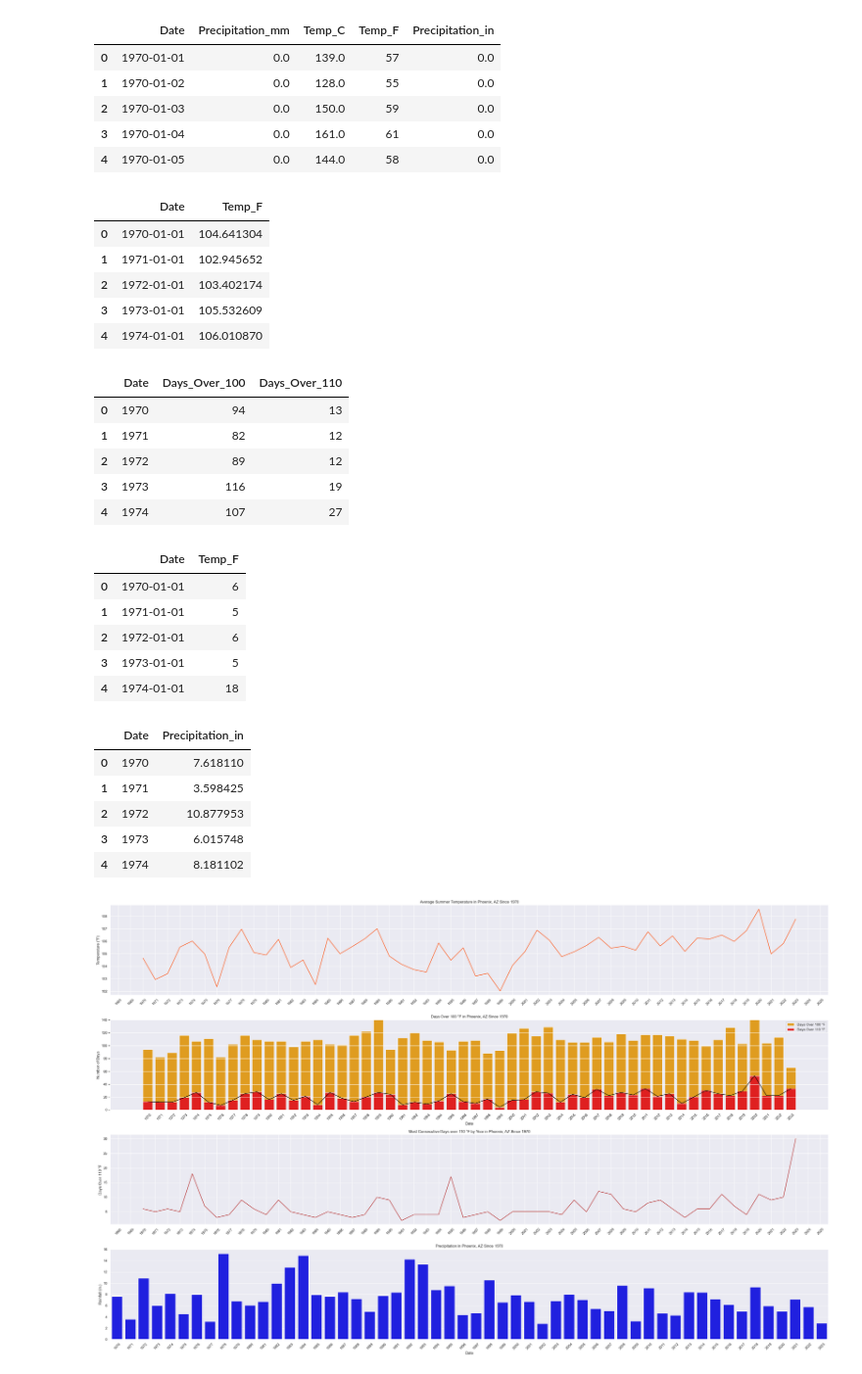
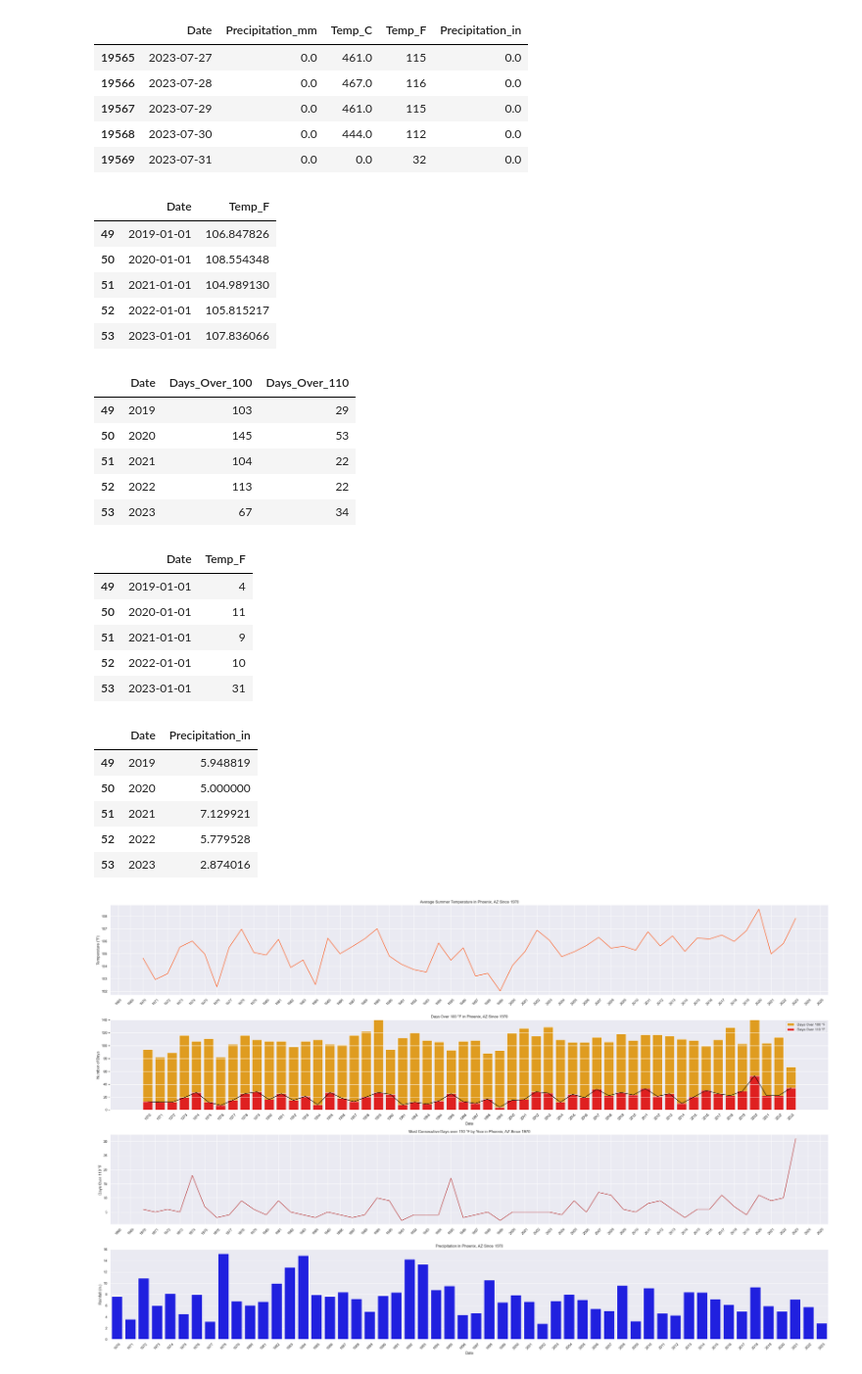
Before and after one commit to sch0lars/PhoenixClimateData, a Jupyter notebook: phoenix_climate_trends.ipynb, the cells around one changed output. Shown at 98% size. Cells and saved outputs as stored; diff of their text form; code cells hidden in the pictures.

Commit message:
Changed Data Preview from Head of DataFrame to Tail

```diff
--- a/phoenix_climate_trends.ipynb
+++ b/phoenix_climate_trends.ipynb
@@ -84,27 +84,27 @@ data = StringIO(response.text)
 # %%
 # Read the IO stream into a DataFrame
 df = pd.read_csv(data, usecols=['DATE', 'PRCP', 'TMAX'])
 # Rename the columns
 df.columns = ['Date', 'Precipitation_mm', 'Temp_C']
 # Clean up the NaN values
 df.fillna(0, inplace=True)
 # Convert the date column to a Date type
 df['Date'] = pd.to_datetime(df['Date'])
 # Convert the temperatures to Fahrenheit
 df['Temp_F'] = df['Temp_C'].apply(convert_c_10th_to_f)
 # Convert mm to the nearest 10th to inches
 df['Precipitation_in'] = df['Precipitation_mm']/254
 # Only get the years 1970 and up
 df = df[df['Date'] >= '1970']
 # Preview the data
-df.head()
+df.tail()
 # %% [output]
 |  | Date | Precipitation_mm | Temp_C | Temp_F | Precipitation_in |
-| 0 | 1970-01-01 | 0.0 | 139.0 | 57 | 0.0 |
-| 1 | 1970-01-02 | 0.0 | 128.0 | 55 | 0.0 |
-| 2 | 1970-01-03 | 0.0 | 150.0 | 59 | 0.0 |
-| 3 | 1970-01-04 | 0.0 | 161.0 | 61 | 0.0 |
-| 4 | 1970-01-05 | 0.0 | 144.0 | 58 | 0.0 |
+| 19565 | 2023-07-27 | 0.0 | 461.0 | 115 | 0.0 |
+| 19566 | 2023-07-28 | 0.0 | 467.0 | 116 | 0.0 |
+| 19567 | 2023-07-29 | 0.0 | 461.0 | 115 | 0.0 |
+| 19568 | 2023-07-30 | 0.0 | 444.0 | 112 | 0.0 |
+| 19569 | 2023-07-31 | 0.0 | 0.0 | 32 | 0.0 |
 # %%
 # Get the average temperature for each summer month (June - August)
 summer_months = df['Date'].dt.month.isin([6, 7, 8])
@@ -112,14 +112,14 @@ average_summer_temps = df[summer_months].groupby(df[summer_months]['Date'].dt.st
 # Convert the Date column to a datetime object
 average_summer_temps['Date'] = pd.to_datetime(average_summer_temps['Date'])
 # Preview the data
-average_summer_temps.head()
+average_summer_temps.tail()
 # %% [output]
 |  | Date | Temp_F |
-| 0 | 1970-01-01 | 104.641304 |
-| 1 | 1971-01-01 | 102.945652 |
-| 2 | 1972-01-01 | 103.402174 |
-| 3 | 1973-01-01 | 105.532609 |
-| 4 | 1974-01-01 | 106.010870 |
+| 49 | 2019-01-01 | 106.847826 |
+| 50 | 2020-01-01 | 108.554348 |
+| 51 | 2021-01-01 | 104.989130 |
+| 52 | 2022-01-01 | 105.815217 |
+| 53 | 2023-01-01 | 107.836066 |
 # %%
 # Get the number of days with 100+ temps per year
 days_over_100 = df.groupby(df['Date'].dt.year)['Temp_F'].agg(lambda x: x.ge(100).sum())
@@ -132,40 +132,40 @@ hundred_temperatures = pd.concat({
 # Reset the index
 hundred_temperatures.reset_index(inplace=True)
 # Preview the data
-hundred_temperatures.head()
+hundred_temperatures.tail()
 # %% [output]
 |  | Date | Days_Over_100 | Days_Over_110 |
-| 0 | 1970 | 94 | 13 |
-| 1 | 1971 | 82 | 12 |
-| 2 | 1972 | 89 | 12 |
-| 3 | 1973 | 116 | 19 |
-| 4 | 1974 | 107 | 27 |
+| 49 | 2019 | 103 | 29 |
+| 50 | 2020 | 145 | 53 |
+| 51 | 2021 | 104 | 22 |
+| 52 | 2022 | 113 | 22 |
+| 53 | 2023 | 67 | 34 |
 # %%
 # Get the maximum consecutive number of days above 110
 consecutive_days_over_110 = df.groupby(df['Date'].dt.year)['Temp_F'].apply(get_consecutive_days_above_temp, 110).reset_index()
 # Convert the Date column to a datetime object
 consecutive_days_over_110['Date'] = pd.to_datetime(consecutive_days_over_110['Date'], format='%Y')
 # Preview the data
-consecutive_days_over_110.head()
+consecutive_days_over_110.tail()
 # %% [output]
 |  | Date | Temp_F |
-| 0 | 1970-01-01 | 6 |
-| 1 | 1971-01-01 | 5 |
-| 2 | 1972-01-01 | 6 |
-| 3 | 1973-01-01 | 5 |
-| 4 | 1974-01-01 | 18 |
+| 49 | 2019-01-01 | 4 |
+| 50 | 2020-01-01 | 11 |
+| 51 | 2021-01-01 | 9 |
+| 52 | 2022-01-01 | 10 |
+| 53 | 2023-01-01 | 31 |
 # %%
 # Group the data and get the precipitation count for each year
 precipitation_count = df.groupby(df['Date'].dt.year)['Precipitation_in'].sum().reset_index()
 # Preview the data
-precipitation_count.head()
+precipitation_count.tail()
 # %% [output]
 |  | Date | Precipitation_in |
-| 0 | 1970 | 7.618110 |
-| 1 | 1971 | 3.598425 |
-| 2 | 1972 | 10.877953 |
-| 3 | 1973 | 6.015748 |
-| 4 | 1974 | 8.181102 |
+| 49 | 2019 | 5.948819 |
+| 50 | 2020 | 5.000000 |
+| 51 | 2021 | 7.129921 |
+| 52 | 2022 | 5.779528 |
+| 53 | 2023 | 2.874016 |
 # %%
 # Use seaborn to make the graphs look nicer
 sns.set(style='darkgrid')
```
